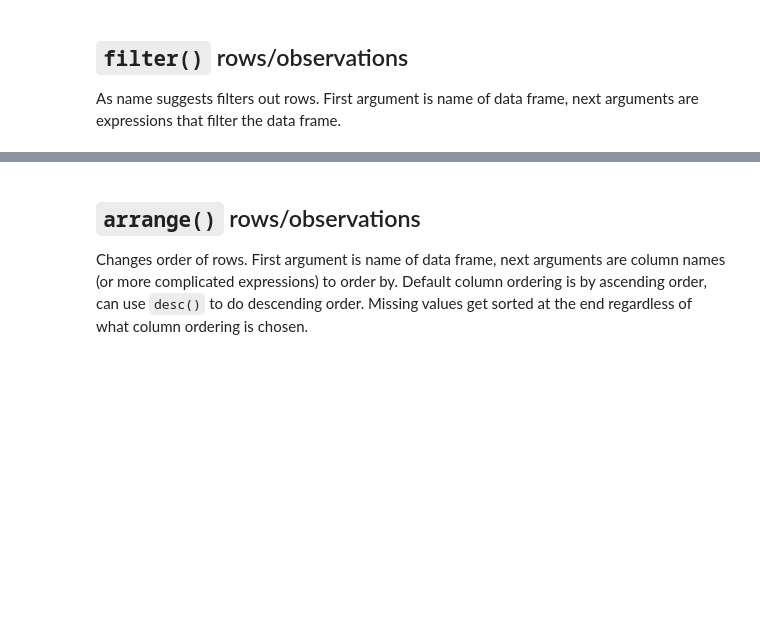
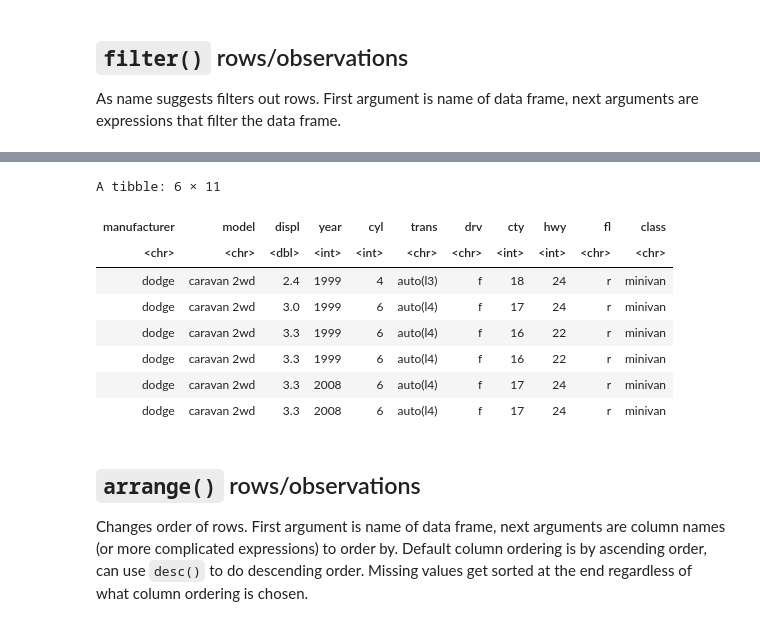
Before and after one commit to compbiocore/ccv_bootcamp_R, a Jupyter notebook: R_Bootcamp_Tidyverse.ipynb, the cells around one changed output, grey strips where cells are left out. Drawn from its saved outputs; the diff is of its cells as text; code cells hidden in the pictures; blank space fills up the shorter version.

```diff
--- a/R_Bootcamp_Tidyverse.ipynb
+++ b/R_Bootcamp_Tidyverse.ipynb
@@ -307,6 +586,16 @@ table(no_2seaters$class)
 # %%
 # filter out audis, chevys, and hondas
-mpg %>% filter(!manufacturer %in% c("audi","chevrolet","honda")) %>% head
+mpg %>% dplyr::filter(!manufacturer %in% c("audi","chevrolet","honda")) %>% head
+# %% [output]
+A tibble: 6 × 11
+| manufacturer | model | displ | year | cyl | trans | drv | cty | hwy | fl | class |
+| <chr> | <chr> | <dbl> | <int> | <int> | <chr> | <chr> | <int> | <int> | <chr> | <chr> |
+| dodge | caravan 2wd | 2.4 | 1999 | 4 | auto(l3) | f | 18 | 24 | r | minivan |
+| dodge | caravan 2wd | 3.0 | 1999 | 6 | auto(l4) | f | 17 | 24 | r | minivan |
+| dodge | caravan 2wd | 3.3 | 1999 | 6 | auto(l4) | f | 16 | 22 | r | minivan |
+| dodge | caravan 2wd | 3.3 | 1999 | 6 | auto(l4) | f | 16 | 22 | r | minivan |
+| dodge | caravan 2wd | 3.3 | 2008 | 6 | auto(l4) | f | 17 | 24 | r | minivan |
+| dodge | caravan 2wd | 3.3 | 2008 | 6 | auto(l4) | f | 17 | 24 | r | minivan |
 # %% [markdown]
 ## `arrange()` rows/observations
 
```
Also changed, not shown: parts of 63 cells of this notebook.
